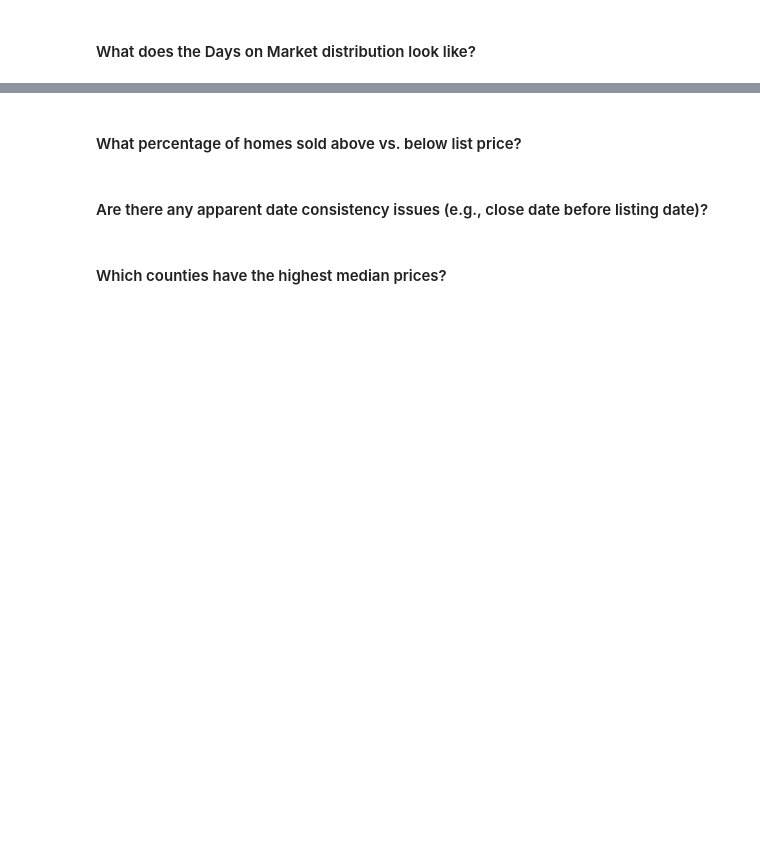
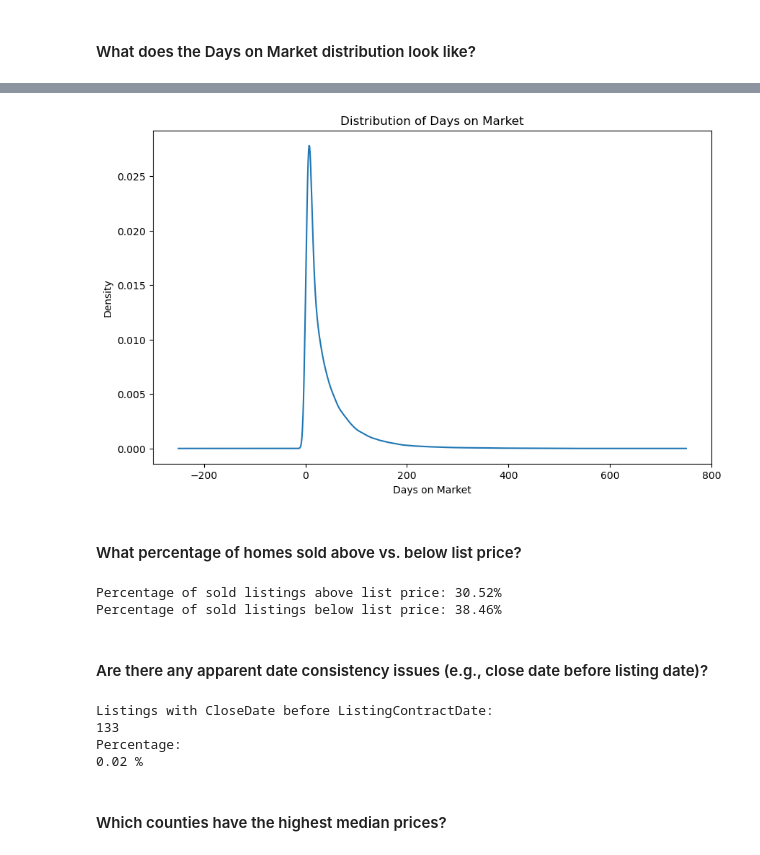
Before and after one commit to tiffyinh/IDX-Exchange-Data-Analyst, a Jupyter notebook: eda.ipynb, the cells around one changed output, grey strips where cells are left out. Saved outputs shown, nothing was run; the diff lists cells and outputs as text; code cells hidden in the pictures; blank space fills up the shorter version.

```diff
--- a/eda.ipynb
+++ b/eda.ipynb
@@ -236,6 +293,51 @@ dtype: int64
+# %%
+dom = full_sold.loc[
+    (full_sold["DaysOnMarket"] >= 0) &
+    (full_sold["DaysOnMarket"] <= 500),
+    "DaysOnMarket"
+].dropna()
+
+dom.plot.density(figsize=(10, 6))
+
+plt.xlabel("Days on Market")
+plt.ylabel("Density")
+plt.title("Distribution of Days on Market")
+plt.show()
+# %% [output]
+[figure, added]
 # %% [markdown]
 #### What percentage of homes sold above vs. below list price?
+# %%
+above = full_sold[full_sold["ClosePrice"] > full_sold["ListPrice"]]
+below = full_sold[full_sold["ClosePrice"] < full_sold["ListPrice"]]
+
+print(f"Percentage of sold listings above list price: {len(above)/len(full_sold)*100:.2f}%")
+print(f"Percentage of sold listings below list price: {len(below)/len(full_sold)*100:.2f}%")
+# %% [output]
+Percentage of sold listings above list price: 30.52%
+Percentage of sold listings below list price: 38.46%
 # %% [markdown]
 #### Are there any apparent date consistency issues (e.g., close date before listing date)?
+# %%
+list_dates = pd.to_datetime(full_sold['ListingContractDate'], errors='coerce')
+
+close_dates = pd.to_datetime(full_sold['CloseDate'], errors='coerce')
+
+bad_close = (
+    list_dates.notna() &
+    close_dates.notna() &
+    (close_dates < list_dates)
+)
+
+print("Listings with CloseDate before ListingContractDate:")
+print(bad_close.sum())
+
+print("Percentage:")
+print(round(bad_close.mean() * 100, 2), "%")
+# %% [output]
+Listings with CloseDate before ListingContractDate:
+133
+Percentage:
+0.02 %
 # %% [markdown]
 #### Which counties have the highest median prices?
```
Also changed, not shown: parts of 4 cells of this notebook.
